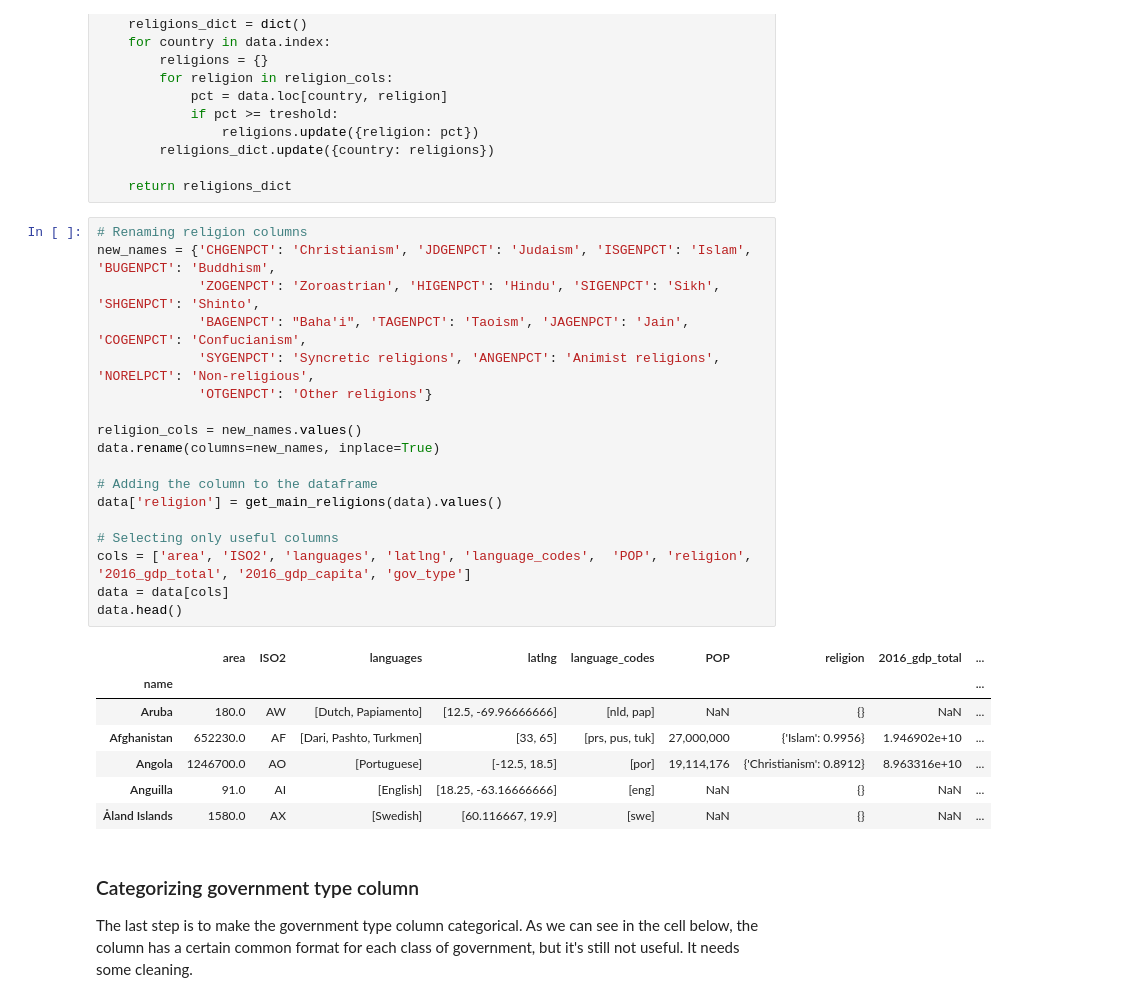
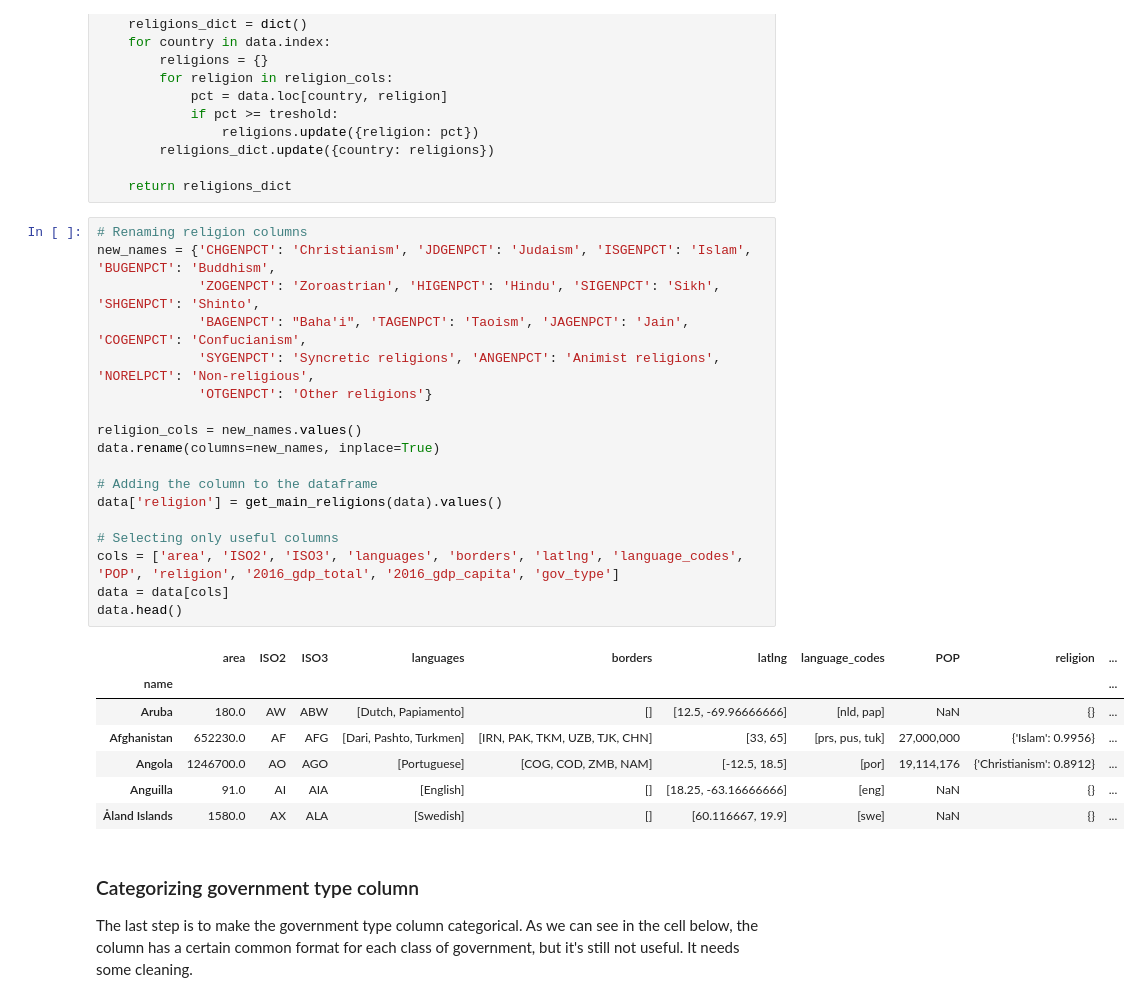
Before and after one commit to LailaHms/ADA2017_Homeworks, a Jupyter notebook: Project/DataEnriching/Country data gathering.ipynb, the cells around one changed output. Drawn from its saved outputs; the diff is of its cells as text.

```diff
--- a/Project/DataEnriching/Country data gathering.ipynb
+++ b/Project/DataEnriching/Country data gathering.ipynb
@@ -260,29 +260,29 @@ def get_main_religions(df):
 # %%
 # Renaming religion columns
 new_names = {'CHGENPCT': 'Christianism', 'JDGENPCT': 'Judaism', 'ISGENPCT': 'Islam', 'BUGENPCT': 'Buddhism',
              'ZOGENPCT': 'Zoroastrian', 'HIGENPCT': 'Hindu', 'SIGENPCT': 'Sikh', 'SHGENPCT': 'Shinto',
              'BAGENPCT': "Baha'i", 'TAGENPCT': 'Taoism', 'JAGENPCT': 'Jain', 'COGENPCT': 'Confucianism',
              'SYGENPCT': 'Syncretic religions', 'ANGENPCT': 'Animist religions', 'NORELPCT': 'Non-religious',
              'OTGENPCT': 'Other religions'}
 
 religion_cols = new_names.values()
 data.rename(columns=new_names, inplace=True)
 
 # Adding the column to the dataframe
 data['religion'] = get_main_religions(data).values()
 
 # Selecting only useful columns
-cols = ['area', 'ISO2', 'languages', 'latlng', 'language_codes',  'POP', 'religion', '2016_gdp_total', '2016_gdp_capita', 'gov_type']
+cols = ['area', 'ISO2', 'ISO3', 'languages', 'borders', 'latlng', 'language_codes',  'POP', 'religion', '2016_gdp_total', '2016_gdp_capita', 'gov_type']
 data = data[cols]
 data.head()
 # %% [output]
-|  | area | ISO2 | languages | latlng | language_codes | POP | religion | 2016_gdp_total | ... |
-| name |  |  |  |  |  |  |  |  | ... |
-| Aruba | 180.0 | AW | [Dutch, Papiamento] | [12.5, -69.96666666] | [nld, pap] | NaN | {} | NaN | ... |
-| Afghanistan | 652230.0 | AF | [Dari, Pashto, Turkmen] | [33, 65] | [prs, pus, tuk] | 27,000,000 | {'Islam': 0.9956} | 1.946902e+10 | ... |
-| Angola | 1246700.0 | AO | [Portuguese] | [-12.5, 18.5] | [por] | 19,114,176 | {'Christianism': 0.8912} | 8.963316e+10 | ... |
-| Anguilla | 91.0 | AI | [English] | [18.25, -63.16666666] | [eng] | NaN | {} | NaN | ... |
-| Åland Islands | 1580.0 | AX | [Swedish] | [60.116667, 19.9] | [swe] | NaN | {} | NaN | ... |
+|  | area | ISO2 | ISO3 | languages | borders | latlng | language_codes | POP | religion | ... |
+| name |  |  |  |  |  |  |  |  |  | ... |
+| Aruba | 180.0 | AW | ABW | [Dutch, Papiamento] | [] | [12.5, -69.96666666] | [nld, pap] | NaN | {} | ... |
+| Afghanistan | 652230.0 | AF | AFG | [Dari, Pashto, Turkmen] | [IRN, PAK, TKM, UZB, TJK, CHN] | [33, 65] | [prs, pus, tuk] | 27,000,000 | {'Islam': 0.9956} | ... |
+| Angola | 1246700.0 | AO | AGO | [Portuguese] | [COG, COD, ZMB, NAM] | [-12.5, 18.5] | [por] | 19,114,176 | {'Christianism': 0.8912} | ... |
+| Anguilla | 91.0 | AI | AIA | [English] | [] | [18.25, -63.16666666] | [eng] | NaN | {} | ... |
+| Åland Islands | 1580.0 | AX | ALA | [Swedish] | [] | [60.116667, 19.9] | [swe] | NaN | {} | ... |
 # %% [markdown]
 ### Categorizing government type column
 
```
Also changed, not shown: parts of 4 cells of this notebook, 1 other file.
